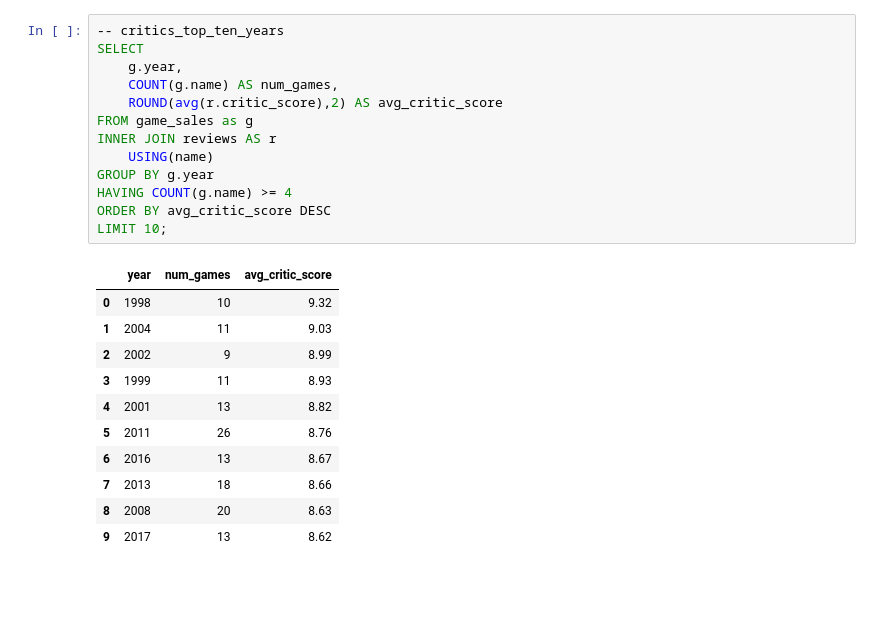
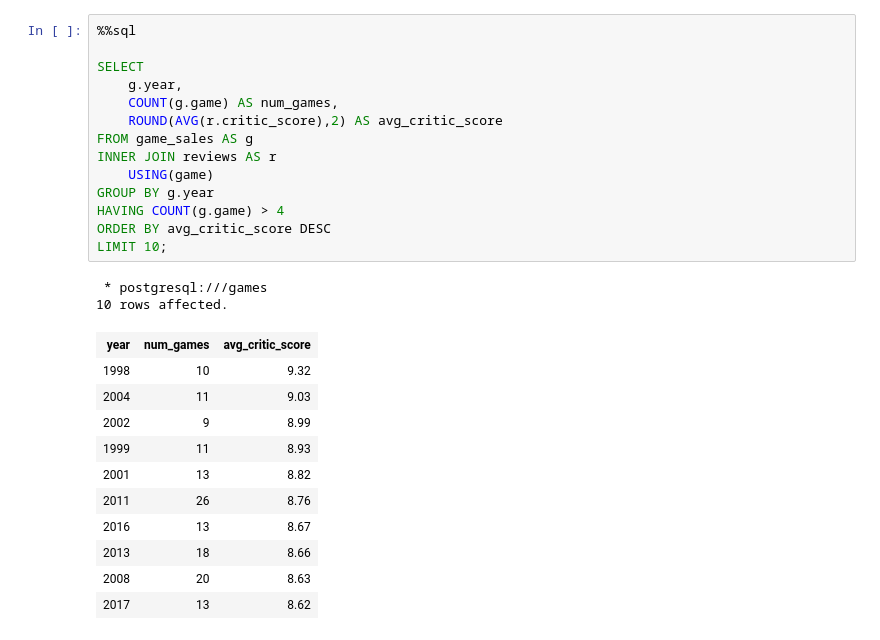
Before and after one commit to dhenis09/Analysis_Case_Project, a Jupyter notebook: SQL/When Was The Golden Era of Video Games.ipynb, the cells around one changed output. Cells and saved outputs as stored; diff of their text form; blank space fills up the shorter version.

```diff
--- a/SQL/When Was The Golden Era of Video Games.ipynb
+++ b/SQL/When Was The Golden Era of Video Games.ipynb
@@ -63,25 +215,28 @@ LIMIT 10;
 # %%
--- critics_top_ten_years
+%%sql
+
 SELECT
-	g.year,
-	COUNT(g.name) AS num_games,
-	ROUND(avg(r.critic_score),2) AS avg_critic_score
-FROM game_sales as g
+    g.year,
+    COUNT(g.game) AS num_games,
+    ROUND(AVG(r.critic_score),2) AS avg_critic_score
+FROM game_sales AS g
 INNER JOIN reviews AS r
-	USING(name)
+    USING(game)
 GROUP BY g.year
-HAVING COUNT(g.name) >= 4
+HAVING COUNT(g.game) > 4
 ORDER BY avg_critic_score DESC
 LIMIT 10;
 # %% [output]
+ * postgresql:///games
+10 rows affected.
-|  | year | num_games | avg_critic_score |
-| 0 | 1998 | 10 | 9.32 |
-| 1 | 2004 | 11 | 9.03 |
-| 2 | 2002 | 9 | 8.99 |
-| 3 | 1999 | 11 | 8.93 |
-| 4 | 2001 | 13 | 8.82 |
-| 5 | 2011 | 26 | 8.76 |
-| 6 | 2016 | 13 | 8.67 |
-| 7 | 2013 | 18 | 8.66 |
-| 8 | 2008 | 20 | 8.63 |
-| 9 | 2017 | 13 | 8.62 |
+| year | num_games | avg_critic_score |
+| 1998 | 10 | 9.32 |
+| 2004 | 11 | 9.03 |
+| 2002 | 9 | 8.99 |
+| 1999 | 11 | 8.93 |
+| 2001 | 13 | 8.82 |
+| 2011 | 26 | 8.76 |
+| 2016 | 13 | 8.67 |
+| 2013 | 18 | 8.66 |
+| 2008 | 20 | 8.63 |
+| 2017 | 13 | 8.62 |
```
Also changed, not shown: parts of 26 cells of this notebook.
